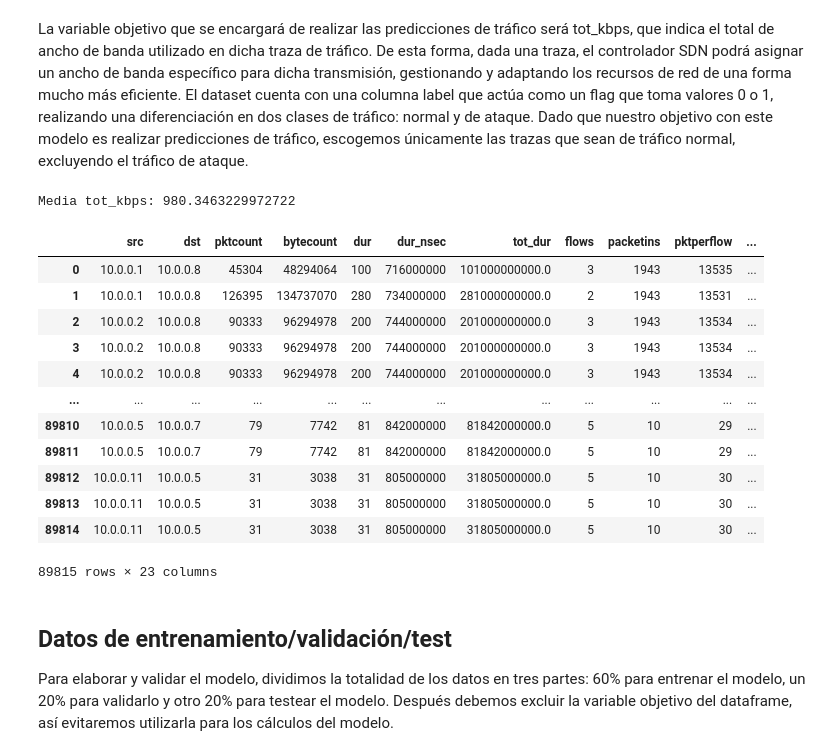
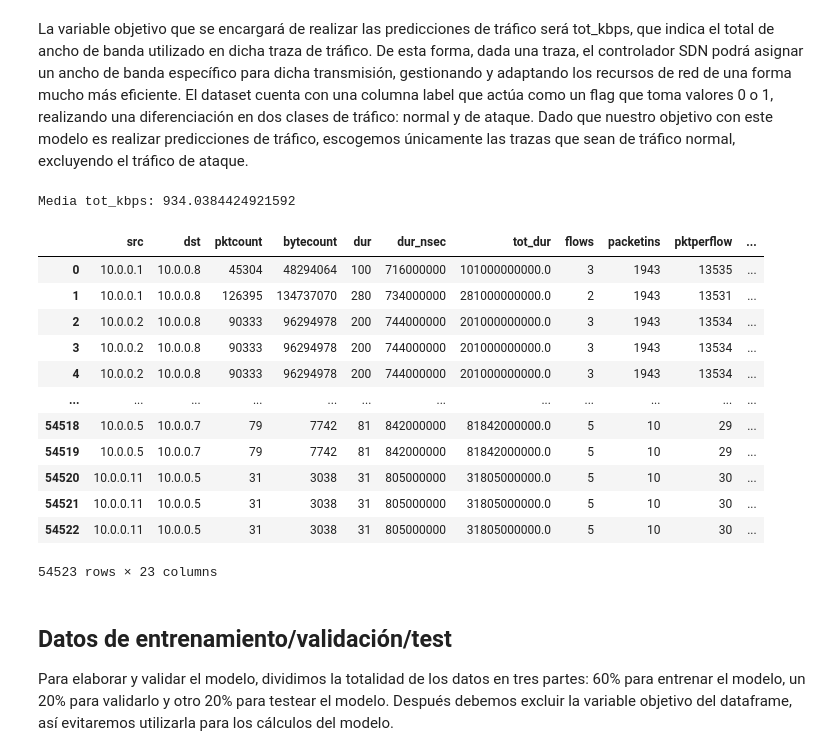
Before and after one commit to isaacmp98/TFM_imarcospu, a Jupyter notebook: GradientBoosting.ipynb, the cells around one changed output. Saved outputs shown, nothing was run; the diff lists cells and outputs as text; code cells hidden in the pictures.

```diff
--- a/GradientBoosting.ipynb
+++ b/GradientBoosting.ipynb
@@ -25,45 +25,45 @@ La variable objetivo que se encargará de realizar las predicciones de tráfico
 # %%
 # filtramos datos de tot_kbps
 df = df[
-        (df['tot_kbps'] <= 5000)
+        (df['tot_kbps'] <= 5000) & (df['label'] == 0)
         ]
 
 # eliminamos columna switch y host ya que tampoco aportan información relevante ya que el origen y destino viene dado
 # por src_ip y dst_ip
 del df['dt']
 del df['switch']
 
 # feature engineering
 df['bytes_per_packet'] = df['bytecount'] / (df['pktcount'] + 1)
 df['tx_rx_ratio'] = df['tx_kbps'] / (df['rx_kbps'] + 1)
 
 columnas = df.columns
 # eliminamos valores nulos
 df.isnull().sum()
 df = df[columnas].fillna(0).values
 
 df = pd.DataFrame(df, columns=columnas)
 df.isnull().sum()
 
 media_tot_kbps = df['tot_kbps'].mean()
 print(f"Media tot_kbps: {media_tot_kbps}")
 
 df
 # %% [output]
-Media tot_kbps: 980.3463229972722
+Media tot_kbps: 934.0384424921592
 |  | src | dst | pktcount | bytecount | dur | dur_nsec | tot_dur | flows | packetins | pktperflow | ... |
 | 0 | 10.0.0.1 | 10.0.0.8 | 45304 | 48294064 | 100 | 716000000 | 101000000000.0 | 3 | 1943 | 13535 | ... |
 | 1 | 10.0.0.1 | 10.0.0.8 | 126395 | 134737070 | 280 | 734000000 | 281000000000.0 | 2 | 1943 | 13531 | ... |
 | 2 | 10.0.0.2 | 10.0.0.8 | 90333 | 96294978 | 200 | 744000000 | 201000000000.0 | 3 | 1943 | 13534 | ... |
 | 3 | 10.0.0.2 | 10.0.0.8 | 90333 | 96294978 | 200 | 744000000 | 201000000000.0 | 3 | 1943 | 13534 | ... |
 | 4 | 10.0.0.2 | 10.0.0.8 | 90333 | 96294978 | 200 | 744000000 | 201000000000.0 | 3 | 1943 | 13534 | ... |
 | ... | ... | ... | ... | ... | ... | ... | ... | ... | ... | ... | ... |
-| 89810 | 10.0.0.5 | 10.0.0.7 | 79 | 7742 | 81 | 842000000 | 81842000000.0 | 5 | 10 | 29 | ... |
-| 89811 | 10.0.0.5 | 10.0.0.7 | 79 | 7742 | 81 | 842000000 | 81842000000.0 | 5 | 10 | 29 | ... |
-| 89812 | 10.0.0.11 | 10.0.0.5 | 31 | 3038 | 31 | 805000000 | 31805000000.0 | 5 | 10 | 30 | ... |
-| 89813 | 10.0.0.11 | 10.0.0.5 | 31 | 3038 | 31 | 805000000 | 31805000000.0 | 5 | 10 | 30 | ... |
-| 89814 | 10.0.0.11 | 10.0.0.5 | 31 | 3038 | 31 | 805000000 | 31805000000.0 | 5 | 10 | 30 | ... |
+| 54518 | 10.0.0.5 | 10.0.0.7 | 79 | 7742 | 81 | 842000000 | 81842000000.0 | 5 | 10 | 29 | ... |
+| 54519 | 10.0.0.5 | 10.0.0.7 | 79 | 7742 | 81 | 842000000 | 81842000000.0 | 5 | 10 | 29 | ... |
+| 54520 | 10.0.0.11 | 10.0.0.5 | 31 | 3038 | 31 | 805000000 | 31805000000.0 | 5 | 10 | 30 | ... |
+| 54521 | 10.0.0.11 | 10.0.0.5 | 31 | 3038 | 31 | 805000000 | 31805000000.0 | 5 | 10 | 30 | ... |
+| 54522 | 10.0.0.11 | 10.0.0.5 | 31 | 3038 | 31 | 805000000 | 31805000000.0 | 5 | 10 | 30 | ... |
-89815 rows × 23 columns
+54523 rows × 23 columns
 # %% [markdown]
 ## Datos de entrenamiento/validación/test
 
```
Also changed, not shown: parts of 6 cells of this notebook, 5 other files.
